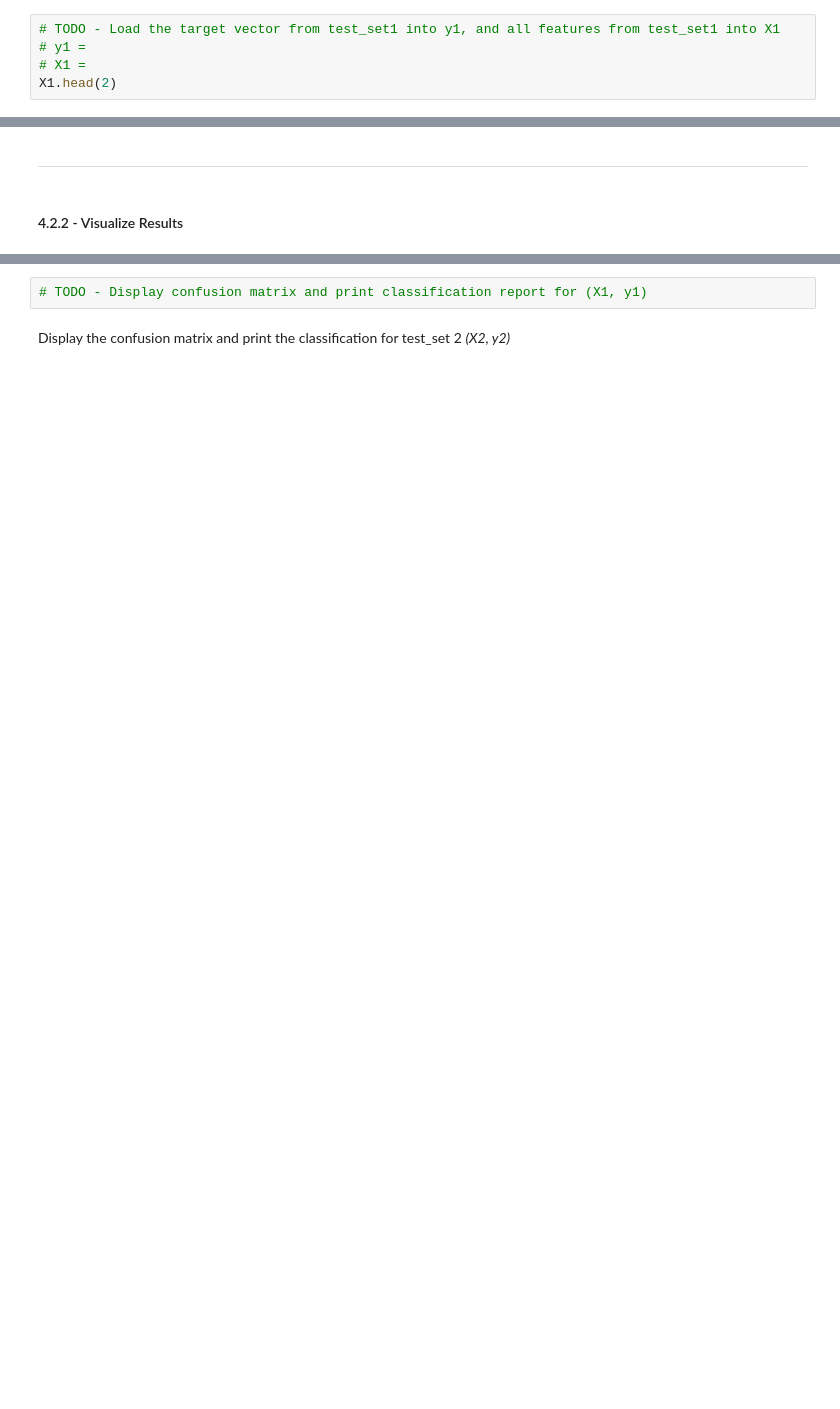
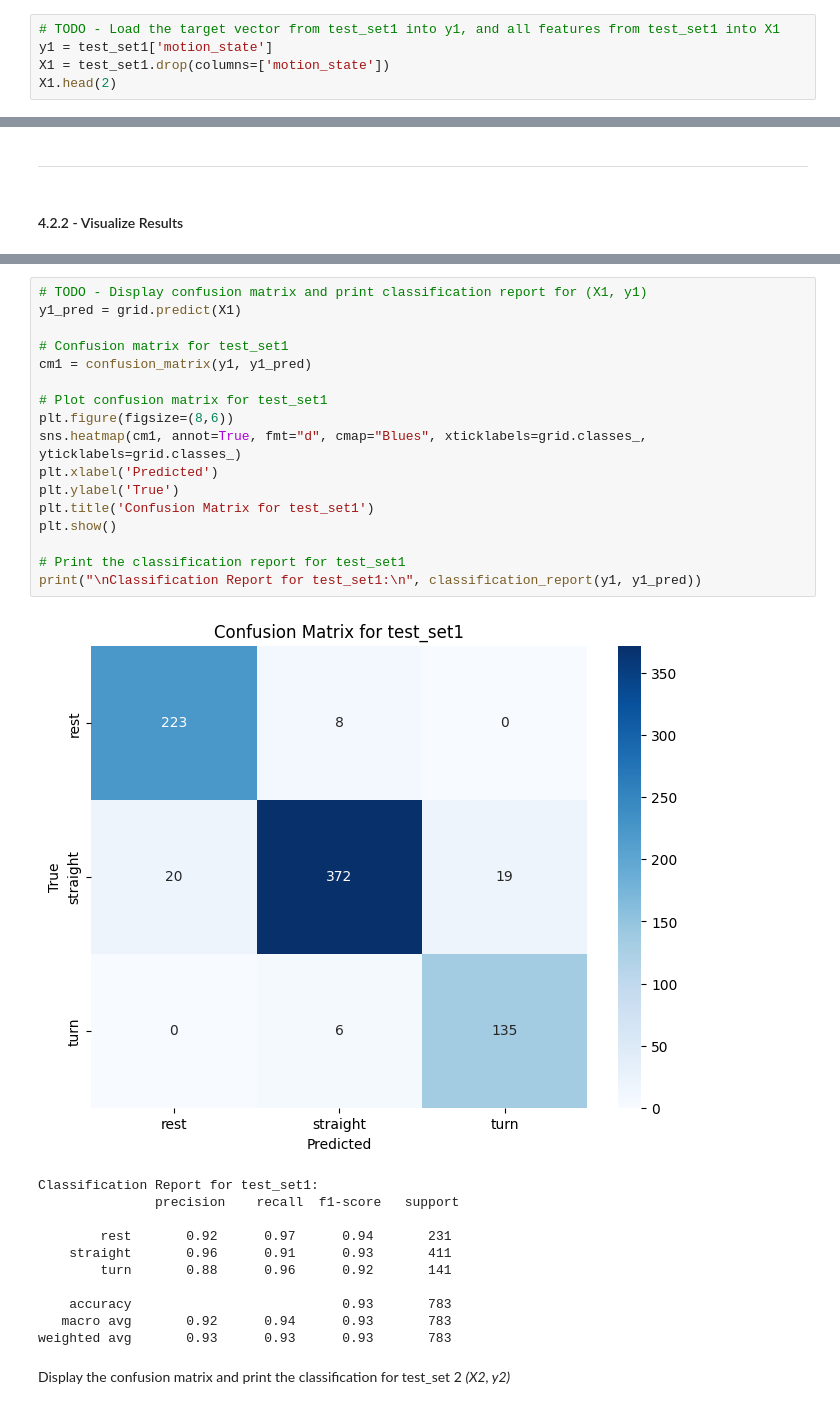
Before and after one commit to ParthoProtimDas715/engg680_2024_fall, a Jupyter notebook: Lab_Assignment4/Assignment 4.ipynb, the cells around one changed output, grey strips where cells are left out. Cells and saved outputs as stored; diff of their text form; blank space fills up the shorter version.

```diff
--- a/Lab_Assignment4/Assignment 4.ipynb
+++ b/Lab_Assignment4/Assignment 4.ipynb
@@ -1039,6 +1105,6 @@ ___
 #### 4.2.1 - Extract group selected features and targets from test datasets
 # %%
 # TODO - Load the target vector from test_set1 into y1, and all features from test_set1 into X1
-# y1 =
-# X1 =
+y1 = test_set1['motion_state']
+X1 = test_set1.drop(columns=['motion_state'])
 X1.head(2)
@@ -1058,4 +1191,31 @@ ___
-# %%
-# TODO - Display confusion matrix and print classification report for (X1, y1)
+# %%
+# TODO - Display confusion matrix and print classification report for (X1, y1)
+y1_pred = grid.predict(X1)
+
+# Confusion matrix for test_set1
+cm1 = confusion_matrix(y1, y1_pred)
+
+# Plot confusion matrix for test_set1
+plt.figure(figsize=(8,6))
+sns.heatmap(cm1, annot=True, fmt="d", cmap="Blues", xticklabels=grid.classes_, yticklabels=grid.classes_)
+plt.xlabel('Predicted')
+plt.ylabel('True')
+plt.title('Confusion Matrix for test_set1')
+plt.show()
+
+# Print the classification report for test_set1
+print("\nClassification Report for test_set1:\n", classification_report(y1, y1_pred))
+# %% [output]
+[figure, added]
+Classification Report for test_set1:
+               precision    recall  f1-score   support
+
+        rest       0.92      0.97      0.94       231
+    straight       0.96      0.91      0.93       411
+        turn       0.88      0.96      0.92       141
+
+    accuracy                           0.93       783
+   macro avg       0.92      0.94      0.93       783
+weighted avg       0.93      0.93      0.93       783
 # %% [markdown]
 Display the confusion matrix and print the classification for test_set 2 *(X2, y2)*
```
Also changed, not shown: parts of 17 cells of this notebook.
